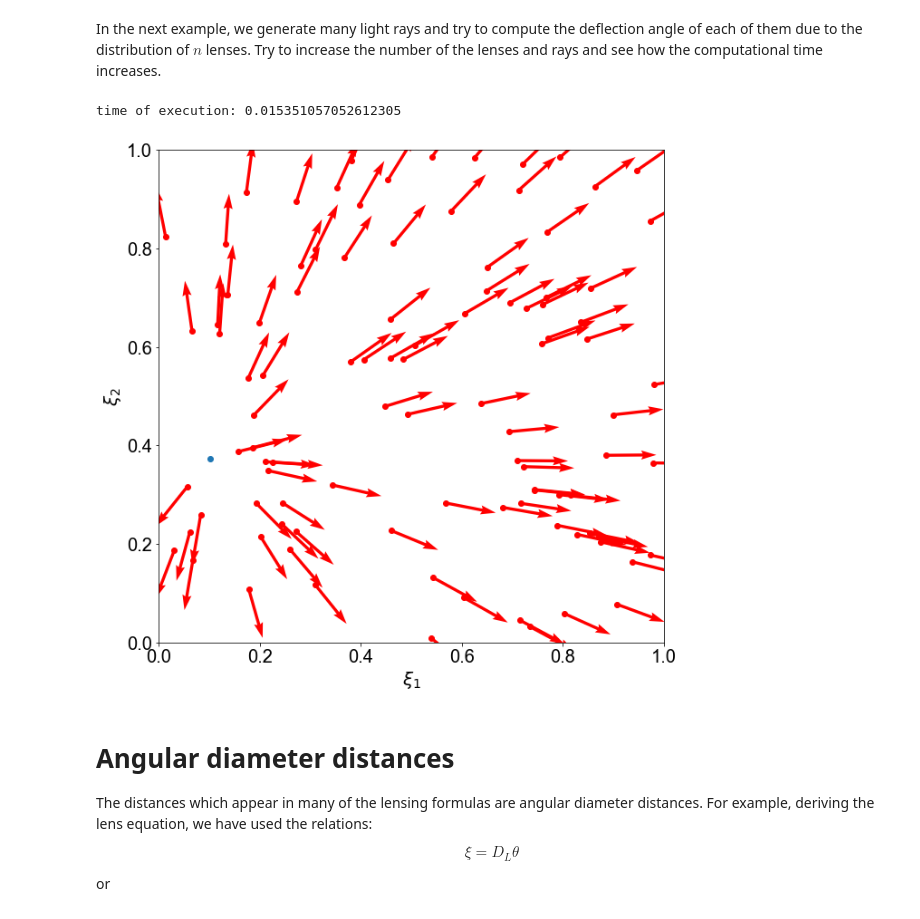
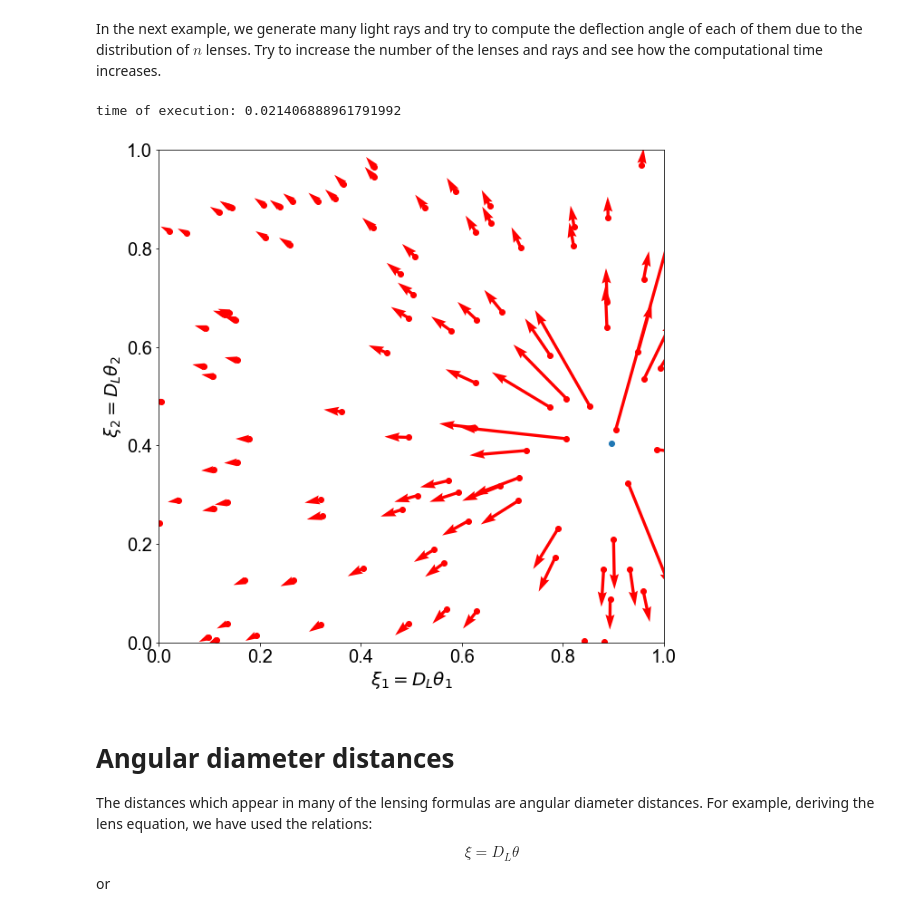
Before and after one commit to maxmen/LensingLectures, a Jupyter notebook: Notebooks/3_2020_deflection_angle.ipynb, the cells around one changed output. Drawn from its saved outputs; the diff is of its cells as text; code cells hidden in the pictures.

```diff
--- a/Notebooks/3_2020_deflection_angle.ipynb
+++ b/Notebooks/3_2020_deflection_angle.ipynb
@@ -222,40 +229,38 @@ n=1
 xi_1=rn.rand(n)
 xi_2=rn.rand(n)
 m=np.ones(n)*const.M_sun.to('kg')
 
 # now define the light ray positions
 nr=100
 xi_1r=rn.rand(nr)
 xi_2r=rn.rand(nr)
 
-
-
 fig,ax=plt.subplots(1,1,figsize=(10,10))
 xi1 = np.array([[xi_1r[i]-xi_1[k] for i in range(nr)] for k in range(n)])
 xi2 = np.array([[xi_2r[i]-xi_2[k] for i in range(nr)] for k in range(n)])
 
 rl2=(xi1**2+xi2**2)*u.pc.to('m')
 mass=np.array([m,]*nr).transpose()
 al1=4.0*const.G/const.c**2*((mass/rl2*xi1).sum(axis=0))
 al2=4.0*const.G/const.c**2*((mass/rl2*xi2).sum(axis=0))
 
 al1=np.array(al1)
 al2=np.array(al2)
-f=1.e-2/np.sqrt(al1**2+al2**2)
+f=1e10#1.e-2/np.sqrt(al1**2+al2**2)
 print ("time of execution:", time.time() - t1)
 
 ax.plot(xi_1,xi_2,'o',zorder=-1)
 ax.plot(xi_1r,xi_2r,'o',color='red')
 ax.quiver(xi_1r, xi_2r, al1*f, al2*f, color='r', scale=0.1)
 ax.set_xlim([0,1])
 ax.set_ylim([0,1])
-ax.set_xlabel(r'$\xi_1$',fontsize=20)
-ax.set_ylabel(r'$\xi_2$',fontsize=20)
+ax.set_xlabel(r'$\xi_1=D_L\theta_1$',fontsize=20)
+ax.set_ylabel(r'$\xi_2=D_L\theta_2$',fontsize=20)
 ax.xaxis.set_tick_params(labelsize=20)
 ax.yaxis.set_tick_params(labelsize=20)
 # %% [output]
-time of execution: 0.015351057052612305
+time of execution: 0.021406888961791992
-[figure, old version]
+[figure, new version]
 # %% [markdown]
 # Angular diameter distances
 
```
Also changed, not shown: parts of 4 cells of this notebook, 1 other file.
